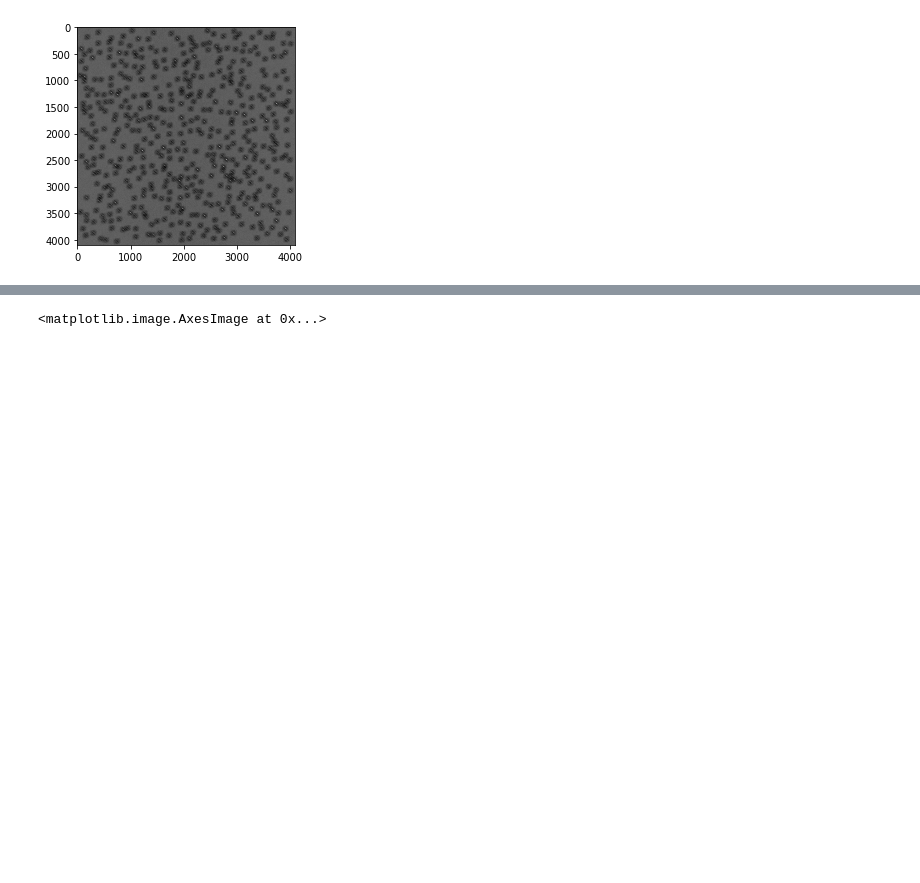
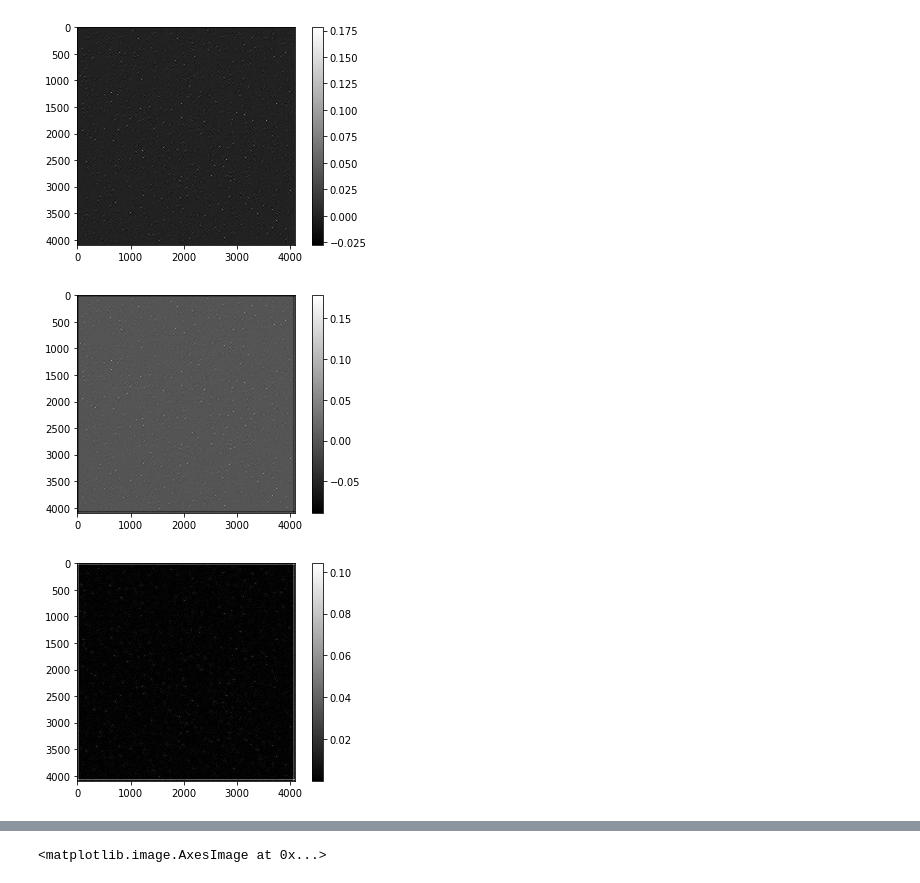
Before and after one commit to ngasner/cryo, a Jupyter notebook: Fourier Basics.ipynb, the cells around one changed output, grey strips where cells are left out. Saved outputs shown, nothing was run; the diff lists cells and outputs as text; code cells hidden in the pictures; blank space fills up the shorter version.

```diff
--- a/Fourier Basics.ipynb
+++ b/Fourier Basics.ipynb
@@ -16,7 +19,8 @@ import mrc as mrc
 # %%
 %%time
 #Main code
-def normalized_cc(I,T):
+def normalized_cc(I,T,use_numpy_ver=True):
+    T = T - np.mean(T)
     # zero padding the template
     [height,length] = I.shape
     [bheight,blength] = T.shape
@@ -33,20 +37,20 @@ def normalized_cc(I,T):
 
 
     # Compute correlations of I and I**2
-    crossc = fast_convolve(I,T[::-1,::-1])
-    denom1 = np.sqrt(fast_convolve(I**2, padding))
+    crossc = fast_convolve(I,T[::-1,::-1],use_numpy_ver)
+    denom1 = np.sqrt(fast_convolve(I**2, padding,use_numpy_ver))
     denom2 = np.sqrt(np.sum((T**2)))
 
     # Compute and return normalized cross-correlation
     ncc = crossc/(denom1*denom2)
-    plt.imshow(abs(ncc))
+#     plt.imshow(abs(ncc))
 
     return ncc
 
 
-def fast_convolve(I,T):
+def fast_convolve(I,T,use_numpy_ver=True):
 
-    if 0==0:
+    if use_numpy_ver:
 
         [height,length] = I.shape
         [bheight,blength] = T.shape
@@ -58,21 +62,34 @@ def fast_convolve(I,T):
         z = np.zeros_like(I)
         z[x:x+int(T.shape[0]), y:y+int(T.shape[1])] = T
 
-        f1 = np.fft.fft2(I)
-        f2 = np.fft.fft2(z)
+        f1 = np.fft.rfft2(I)
+        f2 = np.fft.rfft2(z)
 
         conv = f1*f2
 
-        fc = np.real(np.fft.ifft2(conv))
+        fc = np.fft.fftshift(np.fft.irfft2(conv))
 
-        fc = np.roll(fc, -int(height/2+1), axis=0)
-        fc = np.roll(fc, -int(length/2+1), axis=1)
+#         fc = np.roll(fc, -int(height/2+1), axis=0)
+#         fc = np.roll(fc, -int(length/2+1), axis=1)
     else:
         fc = scipy.signal.fftconvolve(I,T,'same')
 
     return fc
 
-ncc = normalized_cc(scipy.misc.imread("mgtest.png", 1),scipy.misc.imread("binnedpart.jpg", 1))
-scipy.misc.imsave('check.jpg', abs(ncc))
+ncc_np = normalized_cc(scipy.misc.imread("mgtest.png", 1),scipy.misc.imread("binnedpart.jpg", 1))
+ncc_sp = normalized_cc(scipy.misc.imread("mgtest.png", 1),scipy.misc.imread("binnedpart.jpg", 1),use_numpy_ver=False)
+plt.figure()
+plt.imshow(ncc_np)
+plt.colorbar()
+
+plt.figure()
+plt.imshow(ncc_sp)
+plt.colorbar()
+
+plt.figure()
+plt.imshow(abs(ncc_np - ncc_sp))
+plt.colorbar()
+
+#scipy.misc.imsave('check2.jpg', abs(ncc_sp))
 #11.8 seconds for the numpy stuff, 11.6 for scipy
 # %% [output]
@@ -80,4 +97,6 @@ Wall time: 13.5 s
-[figure, old version]
+[figure, new version]
+[figure, added]
+[figure, added]
 # %%
 %%time
 #Counter based on OpenCV code
```
Also changed, not shown: parts of 8 cells of this notebook.
